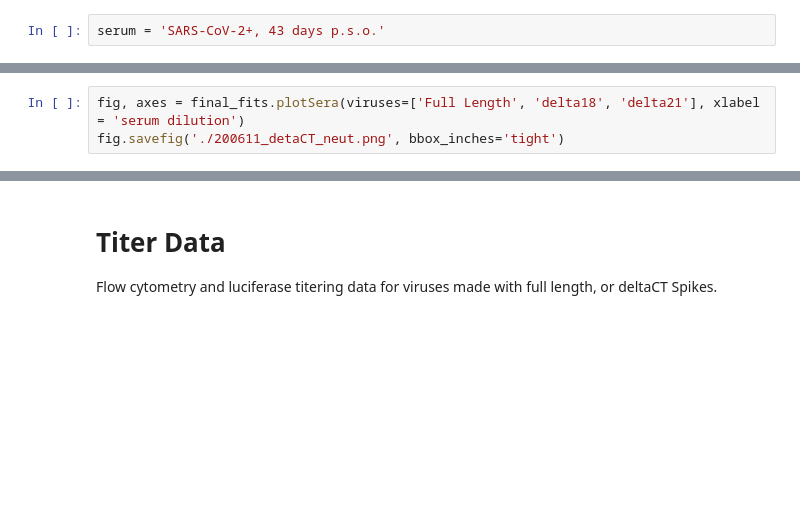
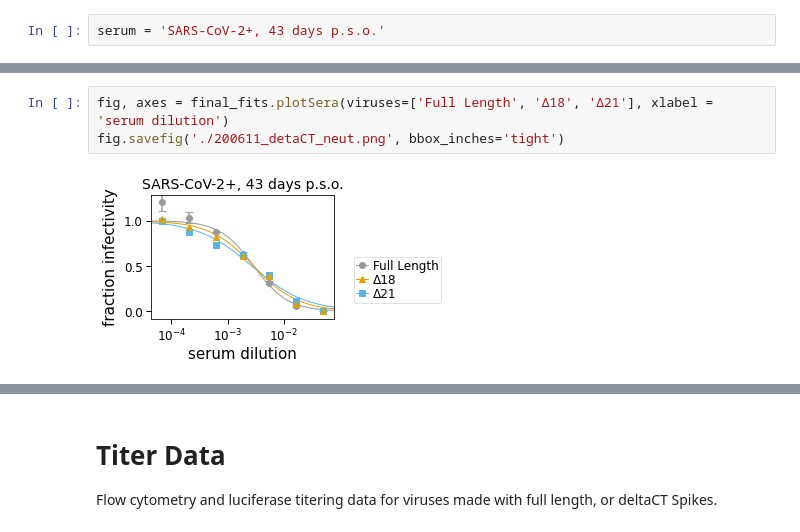
Before and after one commit to jbloomlab/SARS-CoV-2_lentiviral_pseudotype, a Jupyter notebook: figures/addendum/Addendum_Figures.ipynb, the cells around one changed output, grey strips where cells are left out. Saved outputs shown, nothing was run; the diff lists cells and outputs as text; blank space fills up the shorter version.

```diff
--- a/figures/addendum/Addendum_Figures.ipynb
+++ b/figures/addendum/Addendum_Figures.ipynb
@@ -68,6 +132,8 @@ fig, axes = final_fits.plotSera(xlabel = 'serum dilution')
 # %%
-fig, axes = final_fits.plotSera(viruses=['Full Length', 'delta18', 'delta21'], xlabel = 'serum dilution')
+fig, axes = final_fits.plotSera(viruses=['Full Length', 'Δ18', 'Δ21'], xlabel = 'serum dilution')
 fig.savefig('./200611_detaCT_neut.png', bbox_inches='tight')
+# %% [output]
+[figure, added]
 # %%
 print(f"FL_1 (DK neuts), 1:{1/final_fl1_ic50:.5}\nFL_2 (CT test), 1:{1/final_fl2_ic50:.5}\nFL_3 (re-run), 1:{1/final_fl3_ic50:.5}")
 print(f"delta18, 1:{1/final_delta18_ic50:.5}\ndelta21, 1:{1/final_delta21_ic50:.5}")
```
Also changed, not shown: parts of 18 cells of this notebook, 9 other files.
